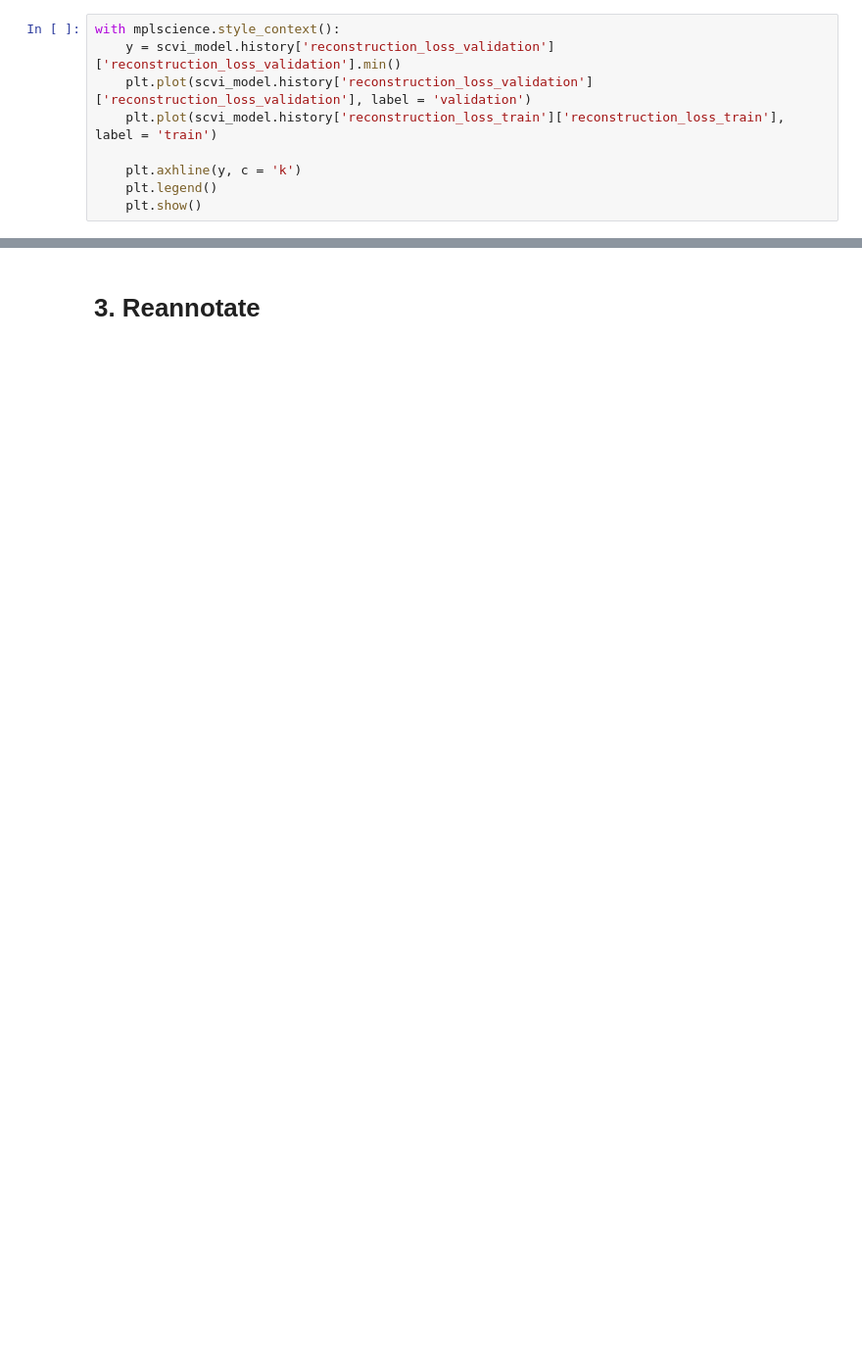
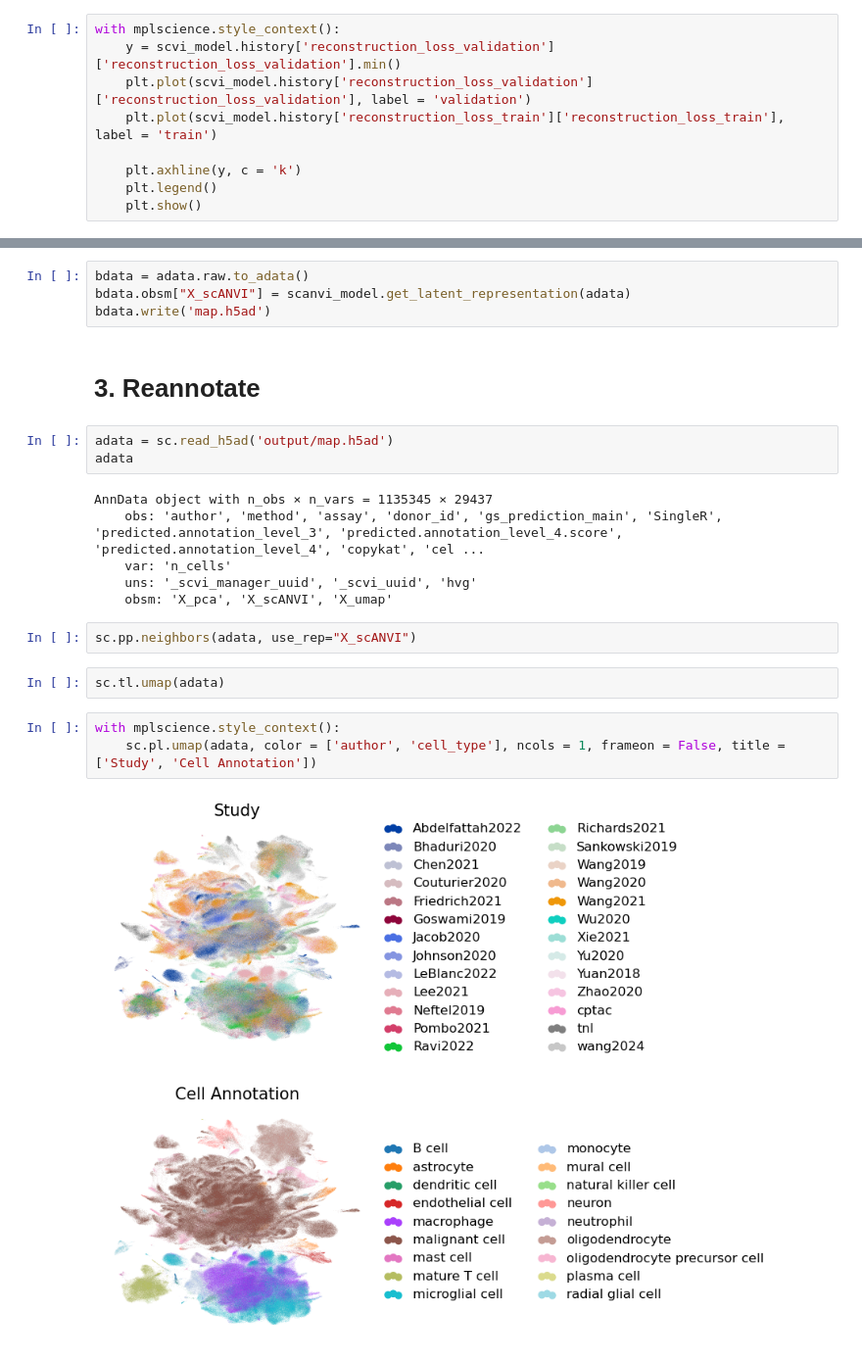
Before and after one commit to JiehoonKwak/crisprscreen, a Jupyter notebook: notebooks/integrate/scanvi.ipynb, the cells around one changed output, grey strips where cells are left out. Shown at 98% size. Cells and saved outputs as stored; diff of their text form; blank space fills up the shorter version.

Commit message:
added scanvi integration

```diff
--- a/notebooks/integrate/scanvi.ipynb
+++ b/notebooks/integrate/scanvi.ipynb
@@ -257,2 +253,24 @@ adata.obs["pred_label"] = vae.predict()
+# %%
+bdata = adata.raw.to_adata()
+bdata.obsm["X_scANVI"] = scanvi_model.get_latent_representation(adata)
+bdata.write('map.h5ad')
 # %% [markdown]
 # 3. Reannotate
+# %%
+adata = sc.read_h5ad('output/map.h5ad')
+adata
+# %% [output]
+AnnData object with n_obs × n_vars = 1135345 × 29437
+    obs: 'author', 'method', 'assay', 'donor_id', 'gs_prediction_main', 'SingleR', 'predicted.annotation_level_3', 'predicted.annotation_level_4.score', 'predicted.annotation_level_4', 'copykat', 'cel ...
+    var: 'n_cells'
+    uns: '_scvi_manager_uuid', '_scvi_uuid', 'hvg'
+    obsm: 'X_pca', 'X_scANVI', 'X_umap'
+# %%
+sc.pp.neighbors(adata, use_rep="X_scANVI")
+# %%
+sc.tl.umap(adata)
+# %%
+with mplscience.style_context():
+    sc.pl.umap(adata, color = ['author', 'cell_type'], ncols = 1, frameon = False, title = ['Study', 'Cell Annotation'])
+# %% [output]
+[figure, added]
```
Also changed, not shown: parts of 13 cells of this notebook, 3 other files.
